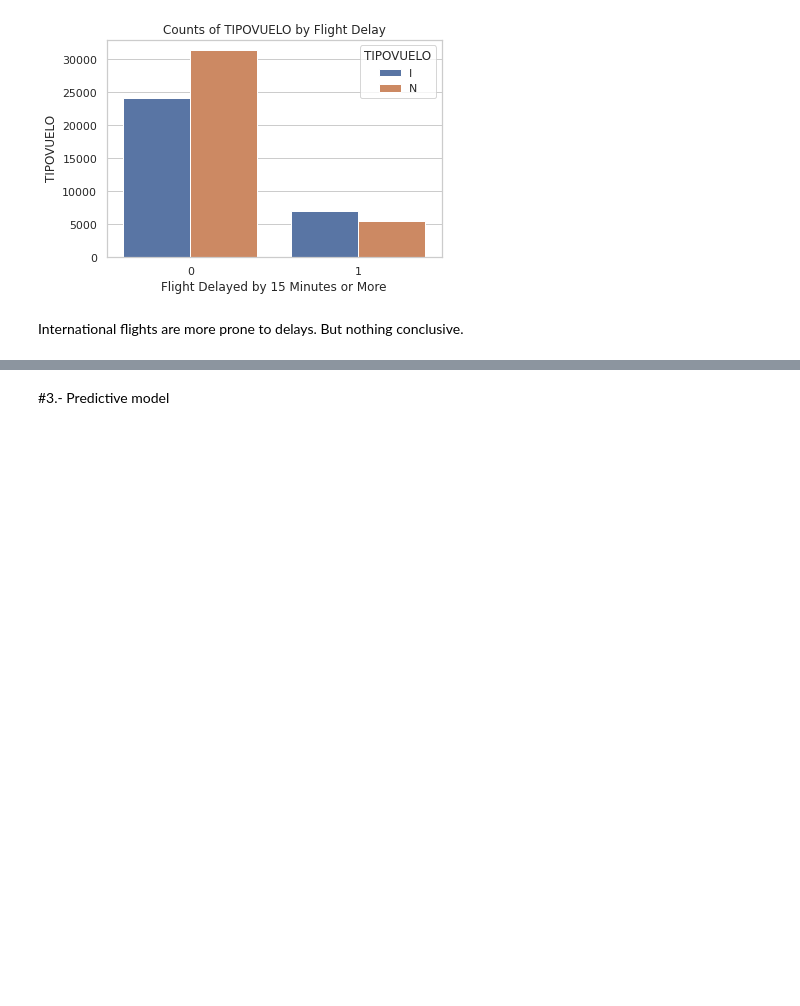
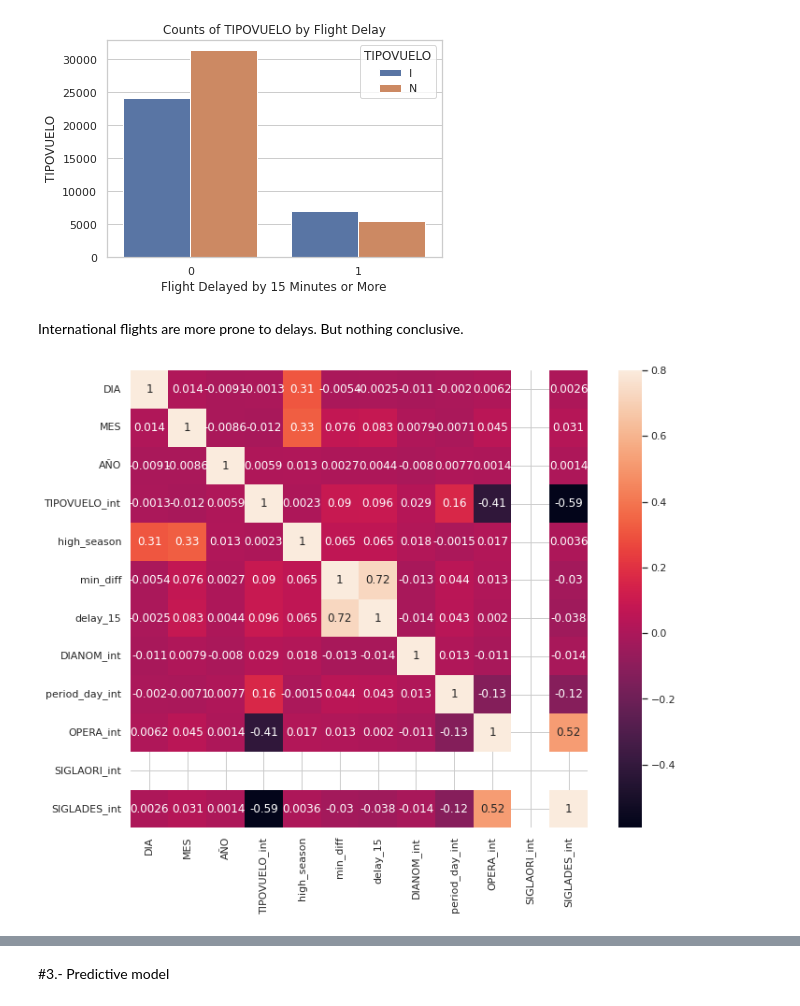
Before and after one commit to Alan-Hans/Challenge-Data-Scientist, a Jupyter notebook: solution.ipynb, the cells around one changed output, grey strips where cells are left out. Cells and saved outputs as stored; diff of their text form; code cells hidden in the pictures; blank space fills up the shorter version.

```diff
--- a/solution.ipynb
+++ b/solution.ipynb
@@ -105,8 +107,9 @@ dtypes: int64(3), object(15)
 memory usage: 9.4+ MB
 None
 # %%
-## For the purpose of this analysis, null results will be filtered out, which apparently corresponds to only 1, so it will not have a great impact.
+## For the purpose of this analysis, null results will be filtered out, which apparently corresponds to only 1, so it will not have a great impact and drop duplicate if there are.
 df = df.dropna()
+df = df.drop_duplicates()
 df.info()
 # %% [output]
 <class 'pandas.core.frame.DataFrame'>
@@ -151,7 +154,7 @@ Cochabamba           1
 Name: SIGLADES, Length: 62, dtype: int64
 # %%
 # Create a new categorical column based on Column1
-df['TIPOVUELO_C'] = df['TIPOVUELO'].apply(lambda x: 1 if x == 'I' else 0)
+df['TIPOVUELO_int'] = df['TIPOVUELO'].apply(lambda x: 1 if x == 'I' else 0)
 
 # Print the updated dataframe
 print(df.info())
@@ -276,0 +266,20 @@ See the caveats in the documentation: https://pandas.pydata.org/pandas-docs/stab
+# %%
+# create dictionary to map string values to integers
+mapping_dict = {
+    'morning': 0,
+    'afternoon': 1,
+    'night': 2,
+}
+
+# create new column using map method with dictionary
+df['period_day_int'] = df['period_day'].map(mapping_dict)
+
+# add 7 as a possible value (since there are 7 string values)
+df['period_day_int'] = df['period_day_int'].fillna(7).astype(int)
+# %%
+cat_var = ['OPERA','SIGLAORI',"SIGLADES"]
+for i in cat_var:
+   name = i + '_int'
+   df[name] = pd.factorize(df[i])[0]
+
+df.info()
@@ -456,3 +483,14 @@ plt.show()
 [figure]
 # %% [markdown]
 International flights are more prone to delays. But nothing conclusive.
+# %%
+import plotly.graph_objs as go
+import plotly.offline as pyoff
+import seaborn as sns
+
+corrmat = df.corr()
+fig = plt.figure(figsize = (12, 9))
+sns.heatmap(corrmat, vmax = .8, square = True, annot = True)
+plt.show()
+# %% [output]
+[figure, added]
```
Also changed, not shown: parts of 24 cells of this notebook.
